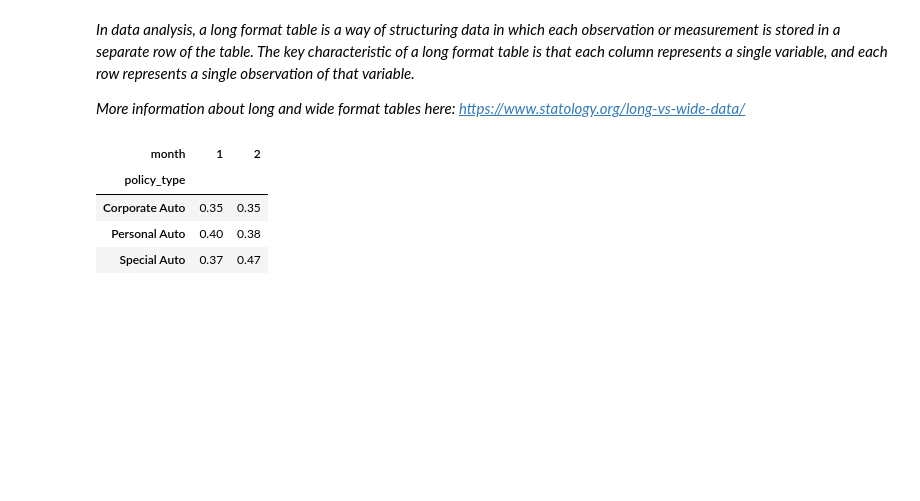
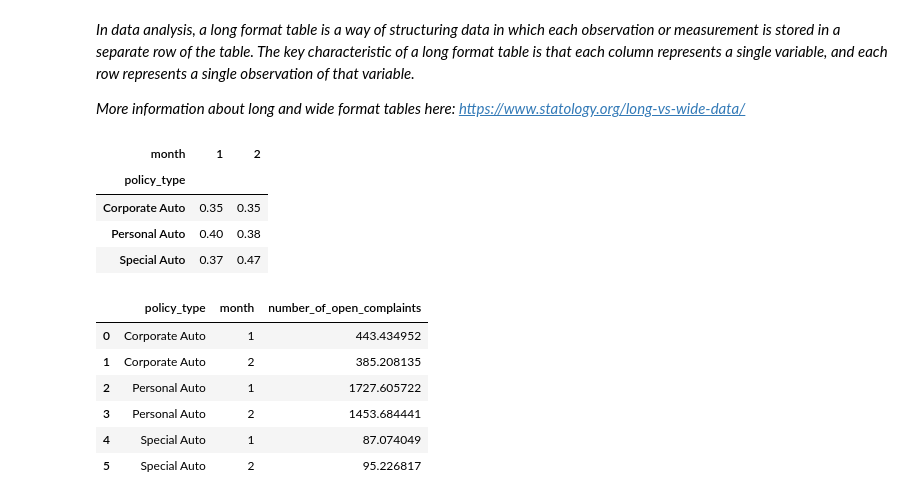
Before and after one commit to fsanze/lab-dw-data-structuring-and-combining, a Jupyter notebook: lab-dw-data-structuring-and-combining.ipynb, the cells around one changed output. Drawn from its saved outputs; the diff is of its cells as text; code cells hidden in the pictures; blank space fills up the shorter version.

```diff
--- a/lab-dw-data-structuring-and-combining.ipynb
+++ b/lab-dw-data-structuring-and-combining.ipynb
@@ -531,3 +541,14 @@ cs_df
 | Corporate Auto | 0.35 | 0.35 |
 | Personal Auto | 0.40 | 0.38 |
 | Special Auto | 0.37 | 0.47 |
+# %%
+long_format_complaints = mkt_df.pivot_table(index=["policy_type", "month"], values="number_of_open_complaints", aggfunc="sum").reset_index()
+long_format_complaints
+# %% [output]
+|  | policy_type | month | number_of_open_complaints |
+| 0 | Corporate Auto | 1 | 443.434952 |
+| 1 | Corporate Auto | 2 | 385.208135 |
+| 2 | Personal Auto | 1 | 1727.605722 |
+| 3 | Personal Auto | 2 | 1453.684441 |
+| 4 | Special Auto | 1 | 87.074049 |
+| 5 | Special Auto | 2 | 95.226817 |
```
Also changed, not shown: parts of 1 cell of this notebook.
